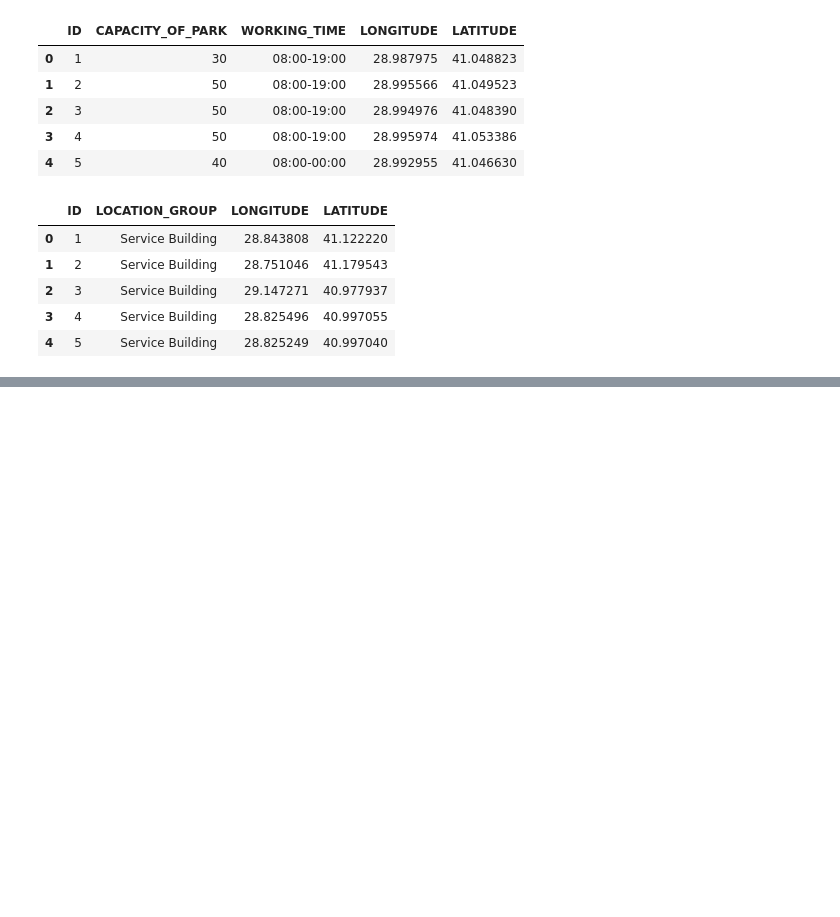
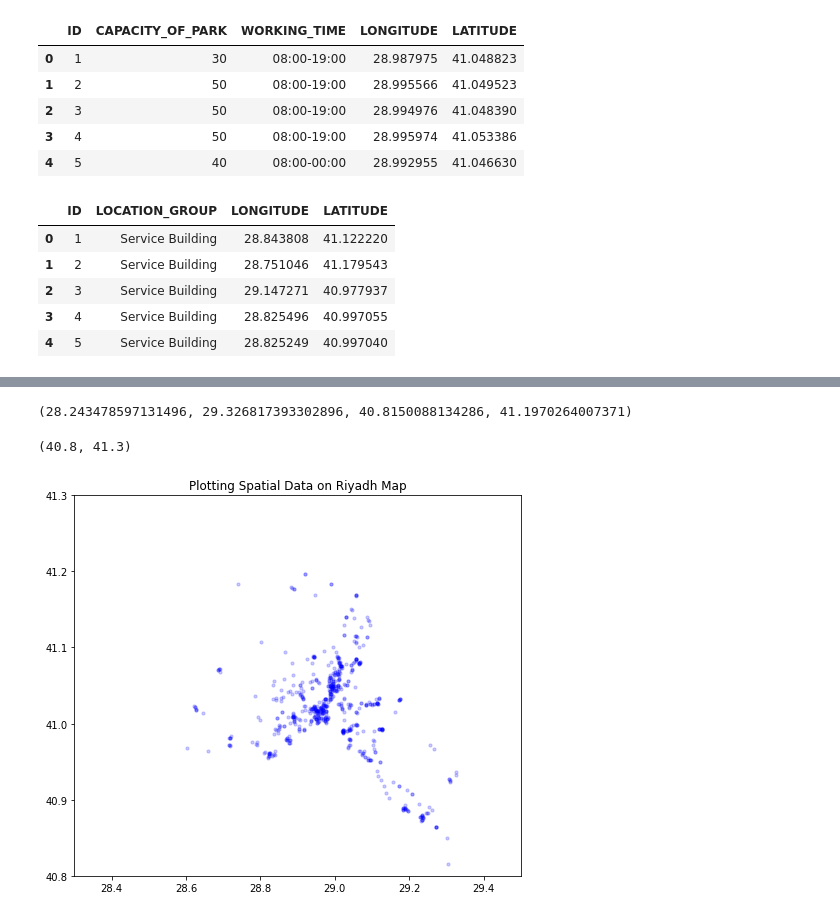
Before and after one commit to tasozgurcem11/Istanbul-municipality-data, a Jupyter notebook: visualize.ipynb, the cells around one changed output, grey strips where cells are left out. Drawn from its saved outputs; the diff is of its cells as text; code cells hidden in the pictures; blank space fills up the shorter version.

```diff
--- a/visualize.ipynb
+++ b/visualize.ipynb
@@ -71,3 +71,23 @@ fig.show()
 # %% [output]
 [interactive output not drawn]
 [interactive output not drawn]
+# %%
+parking_lots = parking_lots[parking_lots['LONGITUDE'] > 0]
+# %%
+BBox = ((parking_lots.LONGITUDE.min(),   parking_lots.LONGITUDE.max(),parking_lots.LATITUDE.min(), parking_lots.LATITUDE.max()))
+print('\n')
+print(BBox) # (28.243478597131496, 29.326817393302896, 40.8150088134286, 41.1970264007371)
+BBox = ((28.3, 29.5, 40.8, 41.3))
+ruh_m = plt.imread('C:/.. … /Riyadh_map.png')
+# %% [output]
+(28.243478597131496, 29.326817393302896, 40.8150088134286, 41.1970264007371)
+# %%
+fig, ax = plt.subplots(figsize = (8,7))
+ax.scatter(parking_lots.LONGITUDE, parking_lots.LATITUDE, zorder=1, alpha= 0.2, c='b', s=10)
+ax.set_title('Plotting Spatial Data on Riyadh Map')
+ax.set_xlim(BBox[0],BBox[1])
+ax.set_ylim(BBox[2],BBox[3])
+ax.imshow(ruh_m, zorder=0, extent = BBox, aspect= 'equal')
+# %% [output]
+(40.8, 41.3)
+[figure, added]
```
